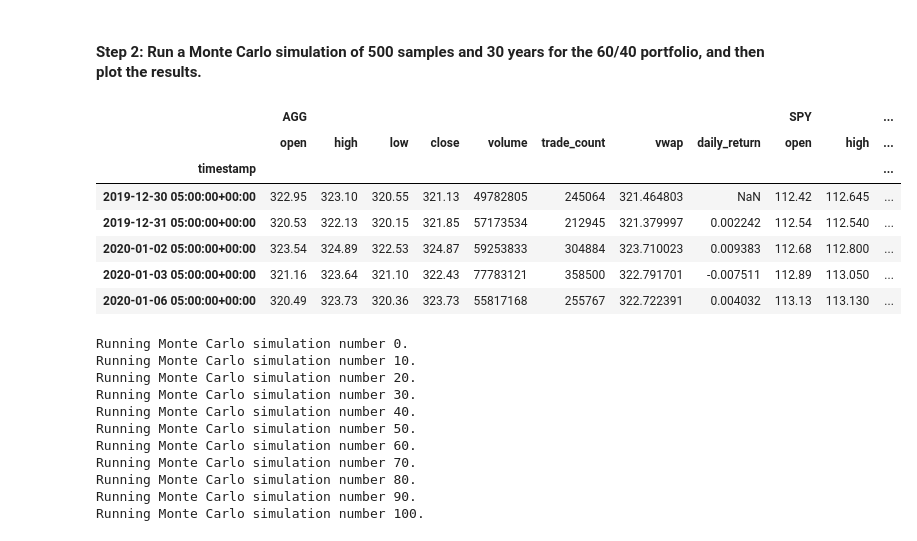
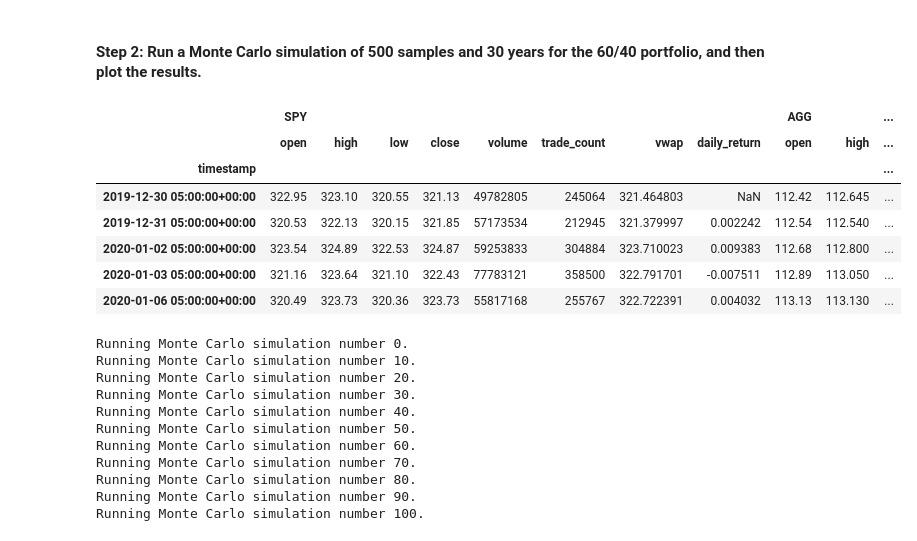
Before and after one commit to BorisDudkin/FinTech_Module5_Financial_Planner, a Jupyter notebook: financial_planning_tools.ipynb, the cells around one changed output. Cells and saved outputs as stored; diff of their text form; code cells hidden in the pictures.

```diff
--- a/financial_planning_tools.ipynb
+++ b/financial_planning_tools.ipynb
@@ -439,7 +439,7 @@ SPY = prices_df_retire[prices_df_retire['symbol']=='SPY'].drop('symbol', axis=1)
 AGG = prices_df_retire[prices_df_retire['symbol']=='AGG'].drop('symbol', axis=1)
 
 # Concatenate the ticker DataFrames
-prices_df_retire = pd.concat([SPY,AGG],axis=1, keys=['AGG','SPY'])
+prices_df_retire = pd.concat([SPY, AGG],axis=1, keys=['SPY','AGG'])
 
 # Display both the first and last five rows of the DataFrame
 display(prices_df_retire.head())
@@ -466,19 +466,19 @@ display(prices_df_retire.tail())
 # %%
 # Configure the Monte Carlo simulation to forecast 30 years cumulative returns
 # The weights should be split 40% to AGG and 60% to SPY.
 # Run 500 samples.
 MC_30year = MCSimulation(
     portfolio_data = prices_df_retire,
-    weights = [.40,.60],
+    weights = [.60,.40],
     num_simulation = 500,
     num_trading_days = 252*30
 )
 
 
 # Review the simulation input data
 MC_30year.portfolio_data.head()
 # %% [output]
-|  | AGG |  |  |  |  |  |  |  | SPY |  | ... |
+|  | SPY |  |  |  |  |  |  |  | AGG |  | ... |
 |  | open | high | low | close | volume | trade_count | vwap | daily_return | open | high | ... |
 | timestamp |  |  |  |  |  |  |  |  |  |  | ... |
 | 2019-12-30 05:00:00+00:00 | 322.95 | 323.10 | 320.55 | 321.13 | 49782805 | 245064 | 321.464803 | NaN | 112.42 | 112.645 | ... |
```
Also changed, not shown: parts of 22 cells of this notebook, 9 other files.
